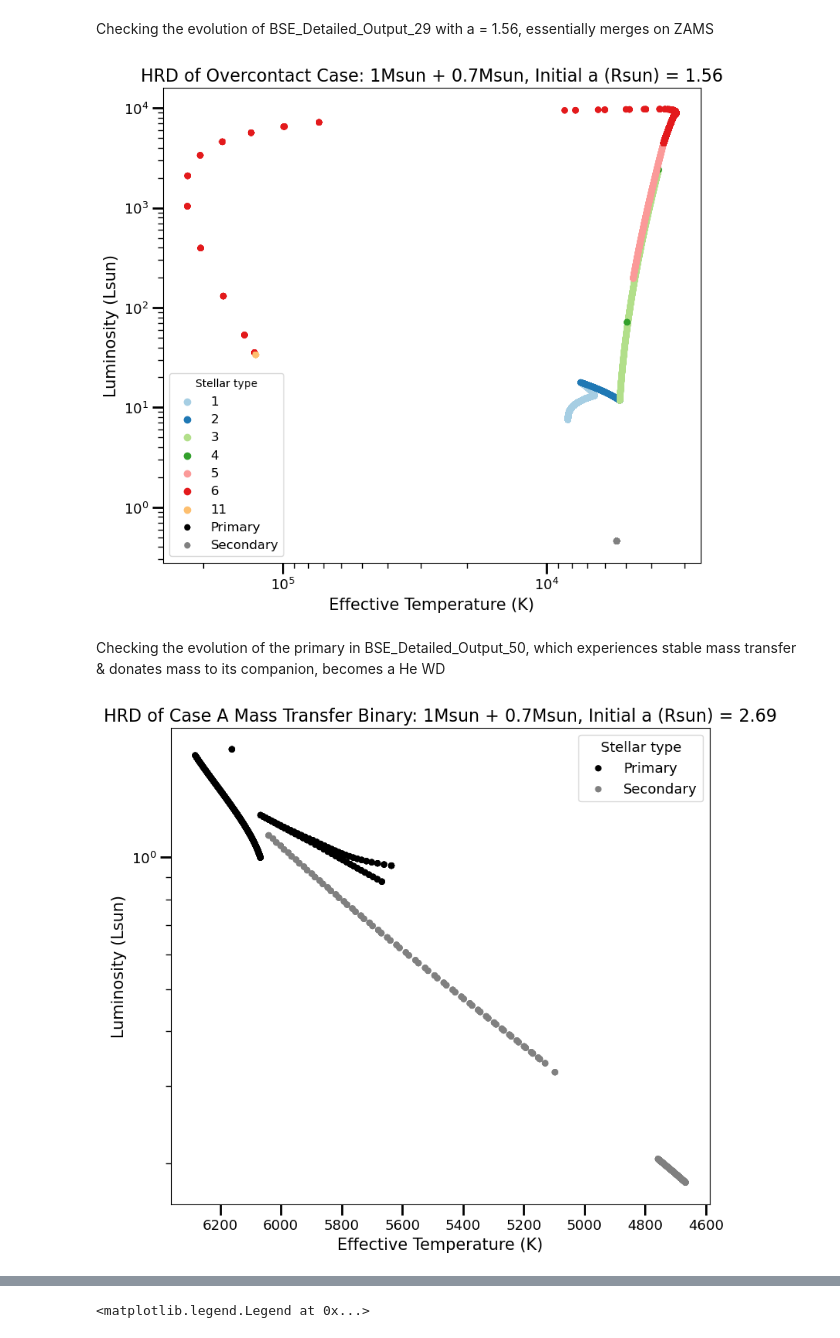
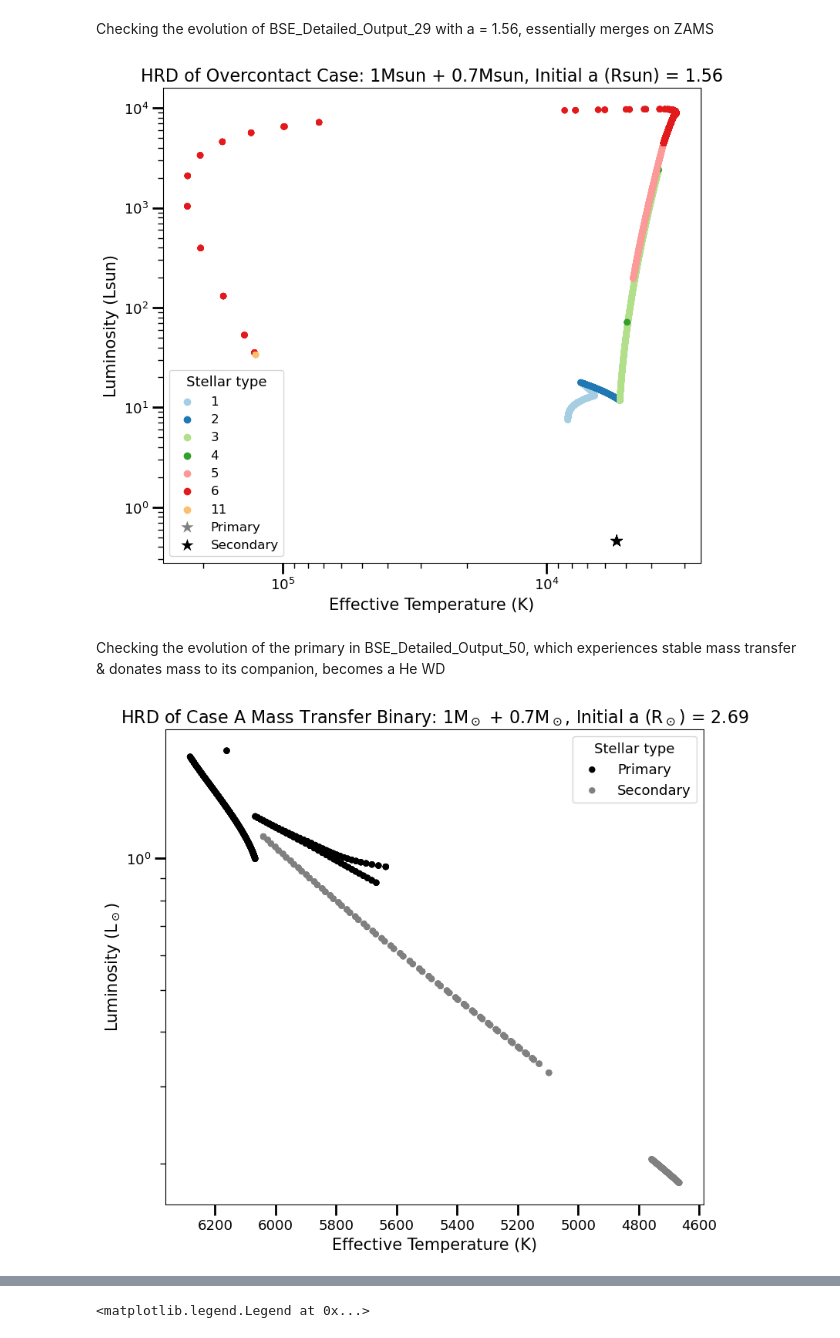
Before and after one commit to mkim0029/COMPAS, a Jupyter notebook: src/Z_0.008/Detailed_Output/read.ipynb, the cells around one changed output, grey strips where cells are left out. Saved outputs shown, nothing was run; the diff lists cells and outputs as text; code cells hidden in the pictures.

```diff
--- a/src/Z_0.008/Detailed_Output/read.ipynb
+++ b/src/Z_0.008/Detailed_Output/read.ipynb
@@ -22,9 +22,9 @@ plt.figure(figsize=(9, 8))
 sns.scatterplot(data=df1, x='        Teff(1)         ', y='     Luminosity(1)      ',
                 hue='Stellar_Type(1)', palette='Paired', legend='full', edgecolor='none')
 sns.scatterplot(data=df2, x='        Teff(1)         ', y='     Luminosity(1)      ',
-                label='Primary', edgecolor='none', color = 'black')
+                label='Primary', edgecolor='none', color = 'grey', marker = '*', s = 150)
 sns.scatterplot(data=df2, x='        Teff(2)         ', y='     Luminosity(2)      ',
-                label='Secondary', edgecolor='none', color = 'grey')
+                label='Secondary', edgecolor='none', color = 'black', marker = '*',  s = 150)
 plt.gca().invert_xaxis()
 plt.title('HRD of Overcontact Case: 1Msun + 0.7Msun, Initial a (Rsun) = ' + str(init_a), fontsize = 16)
 plt.xlabel('Effective Temperature (K)',fontsize = 15)
@@ -33,36 +33,36 @@ plt.yscale('log')
 plt.xscale('log')
 plt.yticks(fontsize=13)
 plt.xticks(fontsize=13)
-plt.legend(title = 'Stellar type', fontsize = 12)
+plt.legend(title = 'Stellar type', fontsize = 12, title_fontsize=13)
 plt.tick_params(axis='both', which='major', length=10, width=2)
 plt.tick_params(axis='both', which='minor', length=5, width=1)
 plt.savefig("HRD_test1.pdf", format="pdf", bbox_inches='tight')
 # %% [output]
-[figure, old version]
+[figure, new version]
 # %% [markdown]
 Checking the evolution of the primary in BSE_Detailed_Output_50, which experiences stable mass transfer & donates mass to its companion, becomes a He WD
 # %%
 df = pd.read_csv('BSE_Detailed_Output_50.csv', sep = ',', header = 2)
 init_a = round(float(df['     SemiMajorAxis      '].iloc[0]),2)
 
 plt.figure(figsize=(9, 8))
 sns.scatterplot(data=df, x='        Teff(1)         ', y='     Luminosity(1)      ',
                 label='Primary', edgecolor='none', color = 'black')
 sns.scatterplot(data=df, x='        Teff(2)         ', y='     Luminosity(2)      ',
                 label='Secondary', edgecolor='none', color = 'grey')
 plt.gca().invert_xaxis()
-plt.title('HRD of Case A Mass Transfer Binary: 1Msun + 0.7Msun, Initial a (Rsun) = ' + str(init_a), fontsize = 16)
+plt.title('HRD of Case A Mass Transfer Binary: 1M$_\odot$ + 0.7M$_\odot$, Initial a (R$_\odot$) = ' + str(init_a), fontsize = 16)
 plt.xlabel('Effective Temperature (K)',fontsize = 15)
-plt.ylabel('Luminosity (Lsun)',fontsize = 15)
+plt.ylabel('Luminosity (L$_\odot$)',fontsize = 15)
 plt.yscale('log')
 plt.yticks(fontsize=13)
 plt.xticks(fontsize=13)
 plt.legend(title = 'Stellar type', fontsize = 13, title_fontsize=13,)
 plt.tick_params(axis='both', which='major', length=10, width=2)
 plt.tick_params(axis='both', which='minor', length=5, width=1)
 plt.savefig("HRD_test2.pdf", format="pdf", bbox_inches='tight')
 # %% [output]
-[figure, old version]
+[figure, new version]
 # %%
 df = pd.read_csv('BSE_Detailed_Output_50.csv', sep = ',', header = 2)
 init_a = round(float(df['     SemiMajorAxis      '].iloc[0]),2)
```
Also changed, not shown: parts of 1 cell of this notebook.
